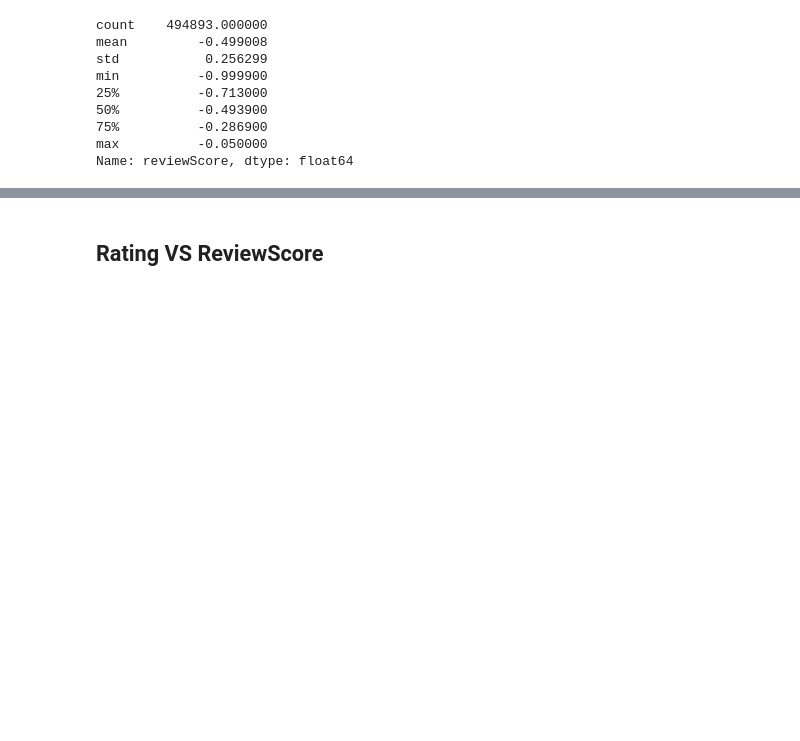
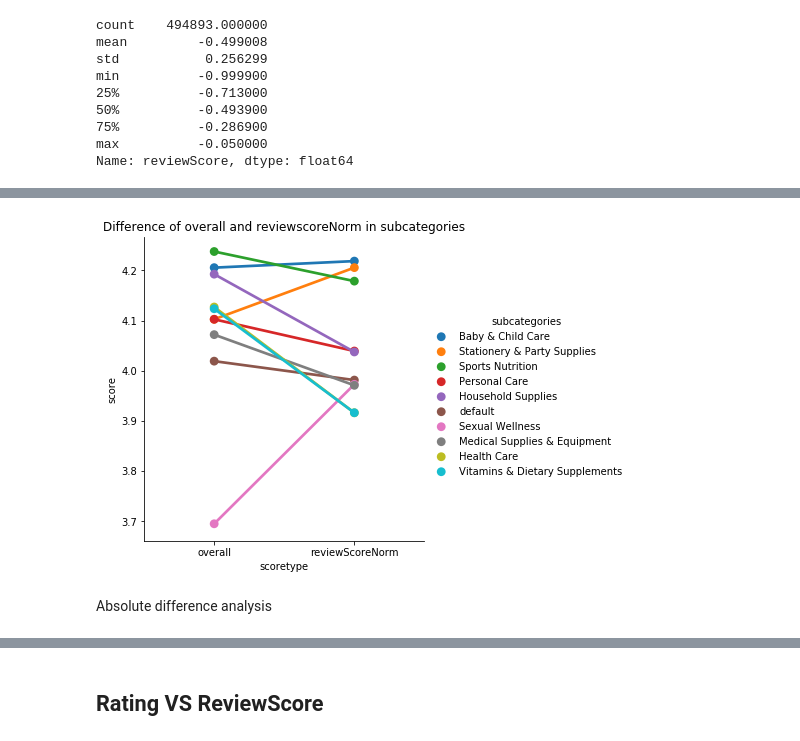
Before and after one commit to epfl-ada-2018/ada007project, a Jupyter notebook: Review Sentiment Analysis.ipynb, the cells around one changed output, grey strips where cells are left out. Drawn from its saved outputs; the diff is of its cells as text; code cells hidden in the pictures; blank space fills up the shorter version.

```diff
--- a/Review Sentiment Analysis.ipynb
+++ b/Review Sentiment Analysis.ipynb
@@ -159,0 +207,3 @@ Name: reviewScore, dtype: float64
+# %%
+df_product_cat_group["Diff"] = df_product_cat_group["reviewScoreNorm"] - df_product_cat_group["overall"]
+df_product_cat_group
@@ -159,0 +223,15 @@ Name: reviewScore, dtype: float64
+# %%
+df_cat_diff = df_product_cat_group.loc[:,["overall","reviewScoreNorm"]]
+df_cat_diff = df_cat_diff.stack()
+df_cat_diff = df_cat_diff.to_frame()
+df_cat_diff.reset_index(inplace=True)
+df_cat_diff.columns = df_cat_diff.columns.astype(str)
+df_cat_diff.rename(columns={"level_1":"scoretype","0":"score"},inplace=True)
+# %%
+sns.catplot(x="scoretype", y="score",hue="subcategories", kind="point", data=df_cat_diff)
+plt.title("Difference of overall and reviewscoreNorm in subcategories")
+plt.show()
+# %% [output]
+[figure, added]
+# %% [markdown]
+Absolute difference analysis
```
Also changed, not shown: parts of 18 cells of this notebook.
